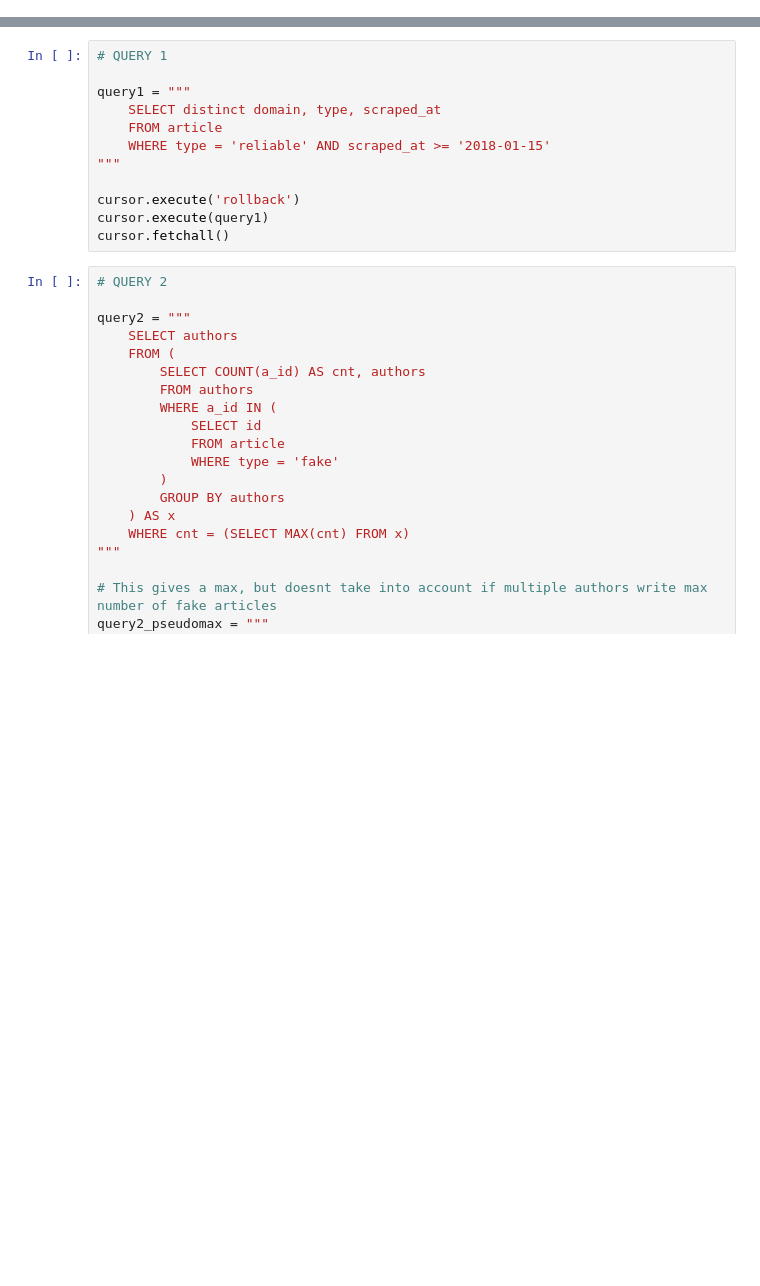
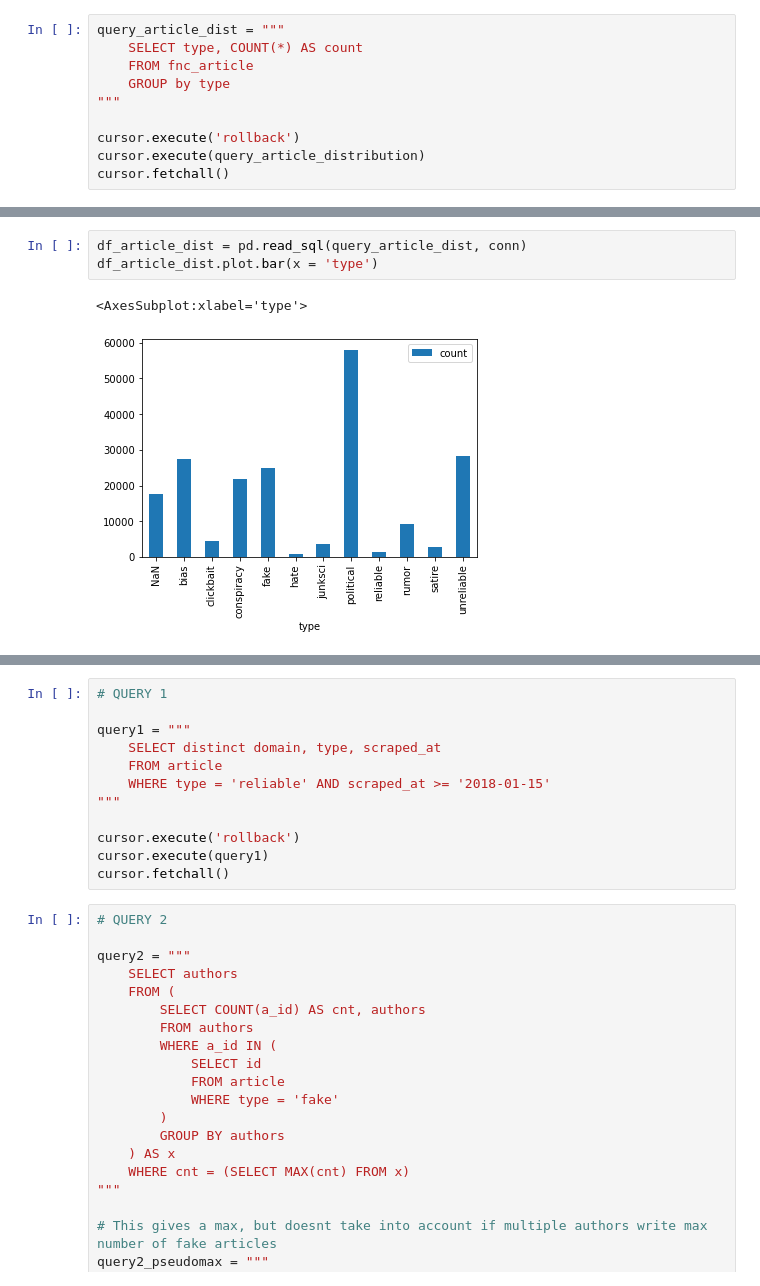
Before and after one commit to Numinator/ds, a Jupyter notebook: final/queries.ipynb, the cells around one changed output, grey strips where cells are left out. Saved outputs shown, nothing was run; the diff lists cells and outputs as text; blank space fills up the shorter version.

```diff
--- a/final/queries.ipynb
+++ b/final/queries.ipynb
@@ -4,3 +6,13 @@ import psycopg2
 conn = psycopg2.connect(dbname="fakenewsdb", user="postgres", password="1234")
 
 cursor = conn.cursor()
+# %%
+query_article_dist = """
+    SELECT type, COUNT(*) AS count
+    FROM fnc_article
+    GROUP by type
+"""
+
+cursor.execute('rollback')
+cursor.execute(query_article_distribution)
+cursor.fetchall()
@@ -6,0 +32,6 @@ cursor = conn.cursor()
+# %%
+df_article_dist = pd.read_sql(query_article_dist, conn)
+df_article_dist.plot.bar(x = 'type')
+# %% [output]
+<AxesSubplot:xlabel='type'>
+[figure, added]
```
Also changed, not shown: parts of 3 cells of this notebook, 3 other files.
